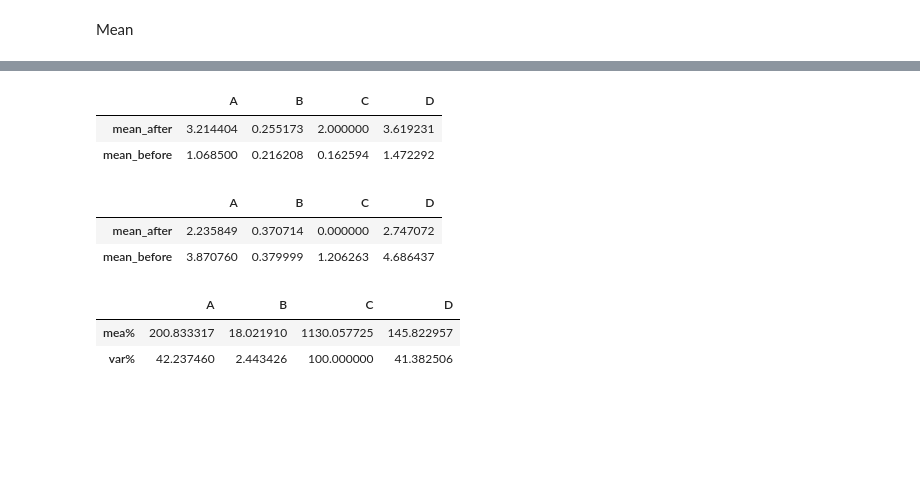
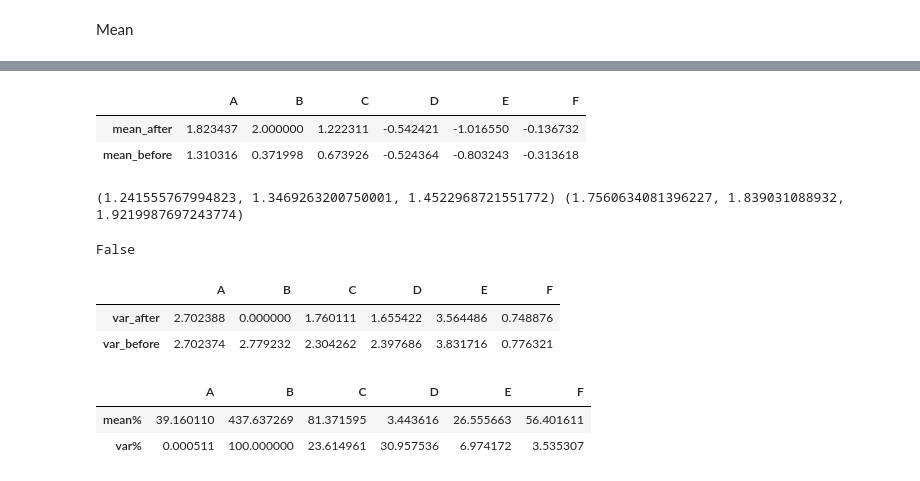
Before and after one commit to kridk999/C9PROJECT3, a Jupyter notebook: proj3_plots.ipynb, the cells around one changed output, grey strips where cells are left out. Saved outputs shown, nothing was run; the diff lists cells and outputs as text; code cells hidden in the pictures; blank space fills up the shorter version.

```diff
--- a/proj3_plots.ipynb
+++ b/proj3_plots.ipynb
@@ -4,8 +4,8 @@ import numpy as np
 import matplotlib.pyplot as plt
 import seaborn as sns
 # %%
-no_inv = "data/data_500q.csv"
-inv = "data/data_C_2.csv"
+no_inv = "data/data_100q.csv"
+inv = "data/data_B_2.csv"
 
 df_inv = pd.read_csv(inv)
 df_no_inv = pd.read_csv(no_inv)
@@ -56,13 +77,18 @@ A_mean = np.mean(df_no_inv["A"])
 B_mean = np.mean(df_no_inv["B"])
 C_mean = np.mean(df_no_inv["C"])
 D_mean = np.mean(df_no_inv["D"])
+E_mean = np.mean(df_no_inv["E"])
+F_mean = np.mean(df_no_inv["F"])
+
 A2_mean = np.mean(df_inv["A"])
 B2_mean = np.mean(df_inv["B"])
 C2_mean = np.mean(df_inv["C"])
 D2_mean = np.mean(df_inv["D"])
+E2_mean = np.mean(df_inv["E"])
+F2_mean = np.mean(df_inv["F"])
 
 
 
-print(A2_mean, B2_mean, C2_mean, D2_mean)
-print(A_mean,  B_mean, C_mean, D_mean)
+print(A2_mean, B2_mean, C2_mean, D2_mean, E2_mean, F2_mean)
+print(A_mean,  B_mean, C_mean, D_mean, E_mean, F_mean)
 # %% [output]
@@ -71,56 +97,82 @@ print(A_mean,  B_mean, C_mean, D_mean)
 # %%
-array = np.array([[A2_mean, B2_mean, C2_mean, D2_mean],
-                  [A_mean, B_mean, C_mean, D_mean]])
+array = np.array([[A2_mean, B2_mean, C2_mean, D2_mean, E2_mean, F2_mean],
+                  [A_mean, B_mean, C_mean, D_mean, E_mean, F_mean]])
 
 # creating a list of index names
 index_values = ['mean_after', 'mean_before']
 
 # creating a list of column names
-column_values = ['A', 'B', 'C', 'D']
+column_values = ['A', 'B', 'C', 'D', 'E', 'F']
 
 before_aftermean = pd.DataFrame(array, index_values, column_values)
 before_aftermean
 # %% [output]
-|  | A | B | C | D |
-| mean_after | 3.214404 | 0.255173 | 2.000000 | 3.619231 |
-| mean_before | 1.068500 | 0.216208 | 0.162594 | 1.472292 |
+|  | A | B | C | D | E | F |
+| mean_after | 1.823437 | 2.000000 | 1.222311 | -0.542421 | -1.016550 | -0.136732 |
+| mean_before | 1.310316 | 0.371998 | 0.673926 | -0.524364 | -0.803243 | -0.313618 |
+# %%
+def meanCI(var, is_inv = False):
+    if is_inv:
+        data = df_inv[var]
+    else:
+        data = df_no_inv[var]
+    means_list = []
+    for _ in range(100):
+        subsamp = data.sample(10, replace=False)
+        mean = np.mean(subsamp)
+        means_list.append(mean)
+        CIupper = np.mean(means_list) + 1.96 * ( np.std(means_list) /  np.sqrt(len(means_list))  )
+        CIlower = np.mean(means_list) - 1.96 * ( np.std(means_list) /  np.sqrt(len(means_list))  )
+    return (CIlower, np.mean(means_list) , CIupper)
+
+def overlap(CI1, CI2):
+    if CI1[0] > CI2[2] or CI2[0] > CI1[2]:
+        return False
+    else:
+        return True
+
+print(meanCI("A"), meanCI("A", is_inv=True))
+overlap(meanCI("A"), meanCI("A", is_inv=True))
+# %% [output]
+(1.241555767994823, 1.3469263200750001, 1.4522968721551772) (1.7560634081396227, 1.839031088932, 1.9219987697243774)
+False
 # %%
-array = np.array([[A2_var, B2_var, C2_var, D2_var],
-                  [A_var, B_var, C_var, D_var]])
+array = np.array([[A2_var, B2_var, C2_var, D2_var, E2_var, F2_var],
+                  [A_var, B_var, C_var, D_var, E_var, F_var]])
 
 # creating a list of index names
-index_values = ['mean_after', 'mean_before']
+index_values = ['var_after', 'var_before']
 
 # creating a list of column names
-column_values = ['A', 'B', 'C', 'D']
+column_values = ['A', 'B', 'C', 'D', 'E', 'F']
 
 before_aftervar = pd.DataFrame(array, index_values, column_values)
 before_aftervar
 # %% [output]
-|  | A | B | C | D |
-| mean_after | 2.235849 | 0.370714 | 0.000000 | 2.747072 |
-| mean_before | 3.870760 | 0.379999 | 1.206263 | 4.686437 |
+|  | A | B | C | D | E | F |
+| var_after | 2.702388 | 0.000000 | 1.760111 | 1.655422 | 3.564486 | 0.748876 |
+| var_before | 2.702374 | 2.779232 | 2.304262 | 2.397686 | 3.831716 | 0.776321 |
 # %%
 def percentage_diff(var1, var2):
     if var2 == 0:
         var2 = 1e-12
     return abs(((var2 - var1) / abs(var1)) * 100)
 # %%
-array = np.array([[percentage_diff(A_mean, A2_mean), percentage_diff(B_mean, B2_mean), percentage_diff(C_mean, C2_mean), percentage_diff(D_mean, D2_mean)],
-                  [percentage_diff(A_var, A2_var), percentage_diff(B_var, B2_var), percentage_diff(C_var, C2_var), percentage_diff(D_var, D2_var)]])
+array = np.array([[percentage_diff(A_mean, A2_mean), percentage_diff(B_mean, B2_mean), percentage_diff(C_mean, C2_mean), percentage_diff(D_mean, D2_mean), percentage_diff(E_mean, E2_mean), percentage_diff(F_mean, F2_mean)],
+                  [percentage_diff(A_var, A2_var), percentage_diff(B_var, B2_var), percentage_diff(C_var, C2_var), percentage_diff(D_var, D2_var), percentage_diff(E_var, E2_var), percentage_diff(F_var, F2_var)]])
 
 # creating a list of index names
-index_values = ['mea%', 'var%']
+index_values = ['mean%', 'var%']
 
 # creating a list of column names
-column_values = ['A', 'B', 'C', 'D']
+column_values = ['A', 'B', 'C', 'D', 'E', 'F']
 
 tab1 = pd.DataFrame(array, index_values, column_values)
 tab1
 # %% [output]
-|  | A | B | C | D |
-| mea% | 200.833317 | 18.021910 | 1130.057725 | 145.822957 |
-| var% | 42.237460 | 2.443426 | 100.000000 | 41.382506 |
+|  | A | B | C | D | E | F |
+| mean% | 39.160110 | 437.637269 | 81.371595 | 3.443616 | 26.555663 | 56.401611 |
+| var% | 0.000511 | 100.000000 | 23.614961 | 30.957536 | 6.974172 | 3.535307 |
 # %%
 rs = np.random.RandomState(0)
 corr = df_no_inv.corr()
```
Also changed, not shown: parts of 7 cells of this notebook, 8 other files.
